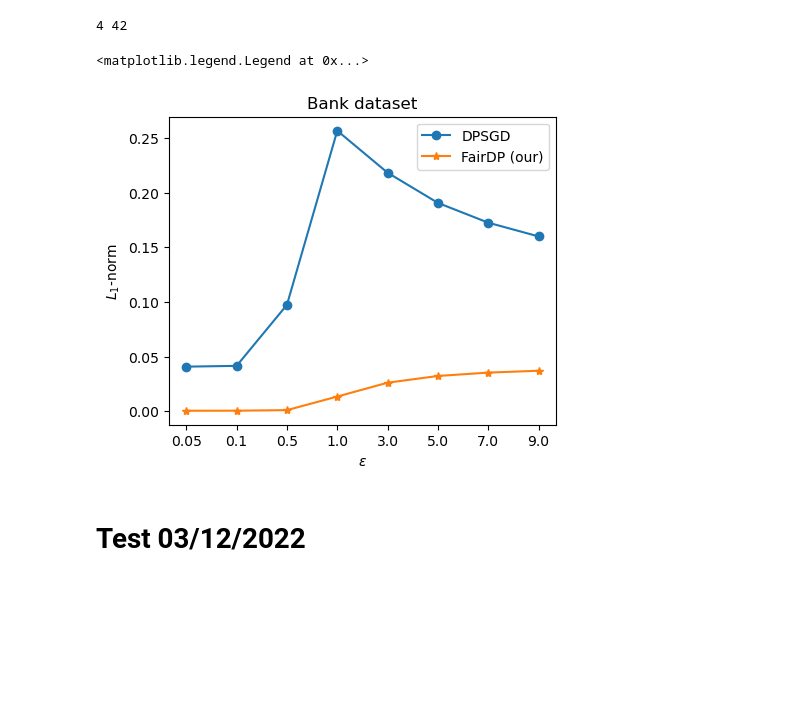
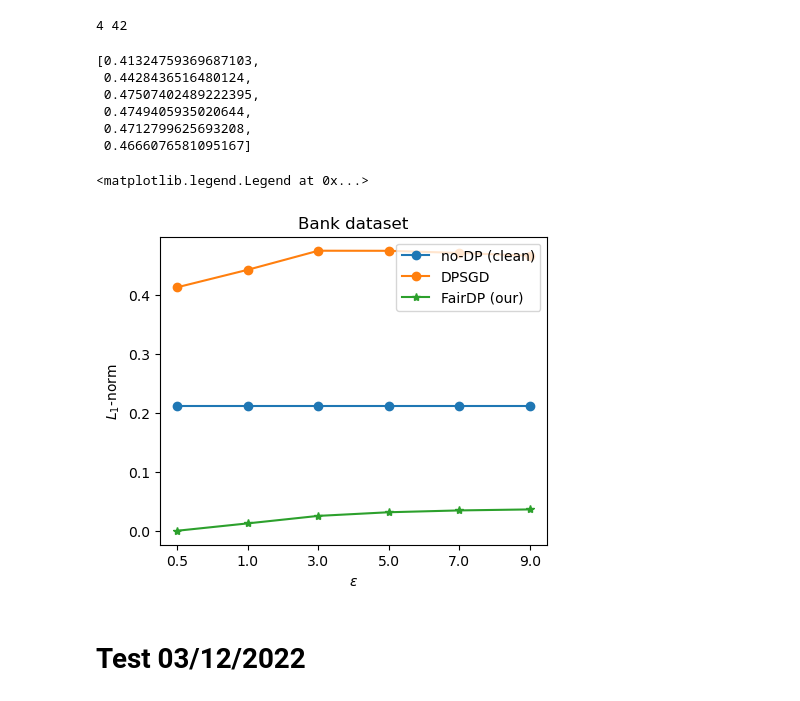
Before and after one commit to khangtran2020/FairDP, a Jupyter notebook: Error_Analysis.ipynb, the cells around one changed output. Saved outputs shown, nothing was run; the diff lists cells and outputs as text; code cells hidden in the pictures; blank space fills up the shorter version.

```diff
--- a/Error_Analysis.ipynb
+++ b/Error_Analysis.ipynb
@@ -1112,8 +1112,10 @@ plt.legend()
 # %% [markdown]
 ## FairDP
 # %%
-noise_scale = [183.45, 96.0, 21.75, 11.517, 4.3384, 2.83, 2.1743, 1.8079]
-epsilon = [0.05, 0.1, 0.5, 1.0, 3.0, 5.0, 7.0, 9.0]
+# noise_scale = [183.45, 96.0, 21.75, 11.517, 4.3384, 2.83, 2.1743, 1.8079]
+# epsilon = [0.05, 0.1, 0.5, 1.0, 3.0, 5.0, 7.0, 9.0]
+noise_scale = [21.75, 11.517, 4.3384, 2.83, 2.1743, 1.8079]
+epsilon = [0.5, 1.0, 3.0, 5.0, 7.0, 9.0]
 # %%
 performance_fairdp = []
 for ns in noise_scale:
@@ -1342,7 +1418,7 @@ def disperate_impact(male_loader, female_loader, global_model, male_model, femal
     return male_norm / num_male, female_norm / num_female
 # %%
 disp_imp_fairdp = []
-disp_imp_dpsgd = []
+# disp_imp_dpsgd = []
 for ns in noise_scale:
     date = ns_date[ns]
     disp = 0
@@ -1354,35 +1430,34 @@ for ns in noise_scale:
         global_model.load_state_dict(torch.load('results/models/bank_fairdp_track_fold_0_sigma_{}_C_2.0_epochs_1250_{}'.format(ns, d), map_location='cpu'))
         male_norm, female_norm = disperate_impact(male_loader=male_loader, female_loader=female_loader, global_model = global_model, male_model = model_male, female_model = model_female, num_male=117, num_female=1333)
         disp += max(male_norm, female_norm)
-        disp_ = 0
-        num_file_ = 0
-        for file in model_name:
-            if ('dpsgd' in file) and ('sigma_{}'.format(ns) in file):
-                global_model_.load_state_dict(torch.load('results/models/{}'.format(file), map_location='cpu'))
-                male_norm, female_norm = disperate_impact(male_loader=male_loader, female_loader=female_loader, global_model = global_model_, male_model = model_male, female_model = model_female, num_male=117, num_female=1333)
-                disp_ += max(male_norm, female_norm)
-                num_file_ += 1
-        disp_dpsgd += disp_/num_file_
         num_file += 1
     # print(disp/num_file)
     disp_imp_fairdp.append(disp/num_file)
-    disp_imp_dpsgd.append(disp_dpsgd/num_file)
+# %%
+disp_dpsgd
+# %% [output]
+[0.41324759369687103,
+ 0.4428436516480124,
+ 0.47507402489222395,
+ 0.4749405935020644,
+ 0.4712799625693208,
+ 0.4666076581095167]
 # %%
-plt.plot(range(len(epsilon)), disp_imp_dpsgd, '-o', label = 'DPSGD')
-# plt.plot(range(len(epsilon)), performance_func, '--o', label = 'Functional')
+plt.plot(range(len(epsilon)), np.ones(len(epsilon))*0.21288373080166903, '-o', label = 'no-DP (clean)')
+plt.plot(range(len(epsilon)), disp_dpsgd, '-o', label = 'DPSGD')
 plt.plot(range(len(epsilon)), disp_imp_fairdp, '-*', label = 'FairDP (our)')
 
 # plt.plot(range(len(epsilon)), equal_odd, '-*', label = 'equal_odd')
 # plt.plot(range(len(epsilon)), dis_imp, '-*', label = 'dis_imp')
 # plt.plot(range(len(epsilon)), np.ones(len(epsilon))*0.964, '-o', label = 'no-DP')
 plt.ylabel(r'$L_1$-norm')
 plt.xlabel(r'$\epsilon$')
 plt.title('Bank dataset')
 plt.xticks(range(len(epsilon)), epsilon)
 plt.legend()
 # %% [output]
 <matplotlib.legend.Legend at 0x...>
-[figure, old version]
+[figure, new version]
 # %% [markdown]
 # Test 03/12/2022
 # %%
```
Also changed, not shown: parts of 4 cells of this notebook, 1 other file.
